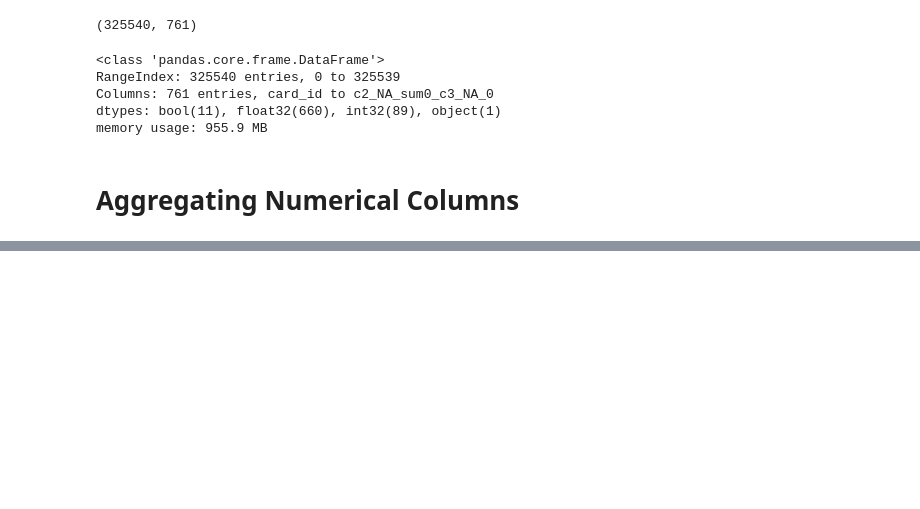
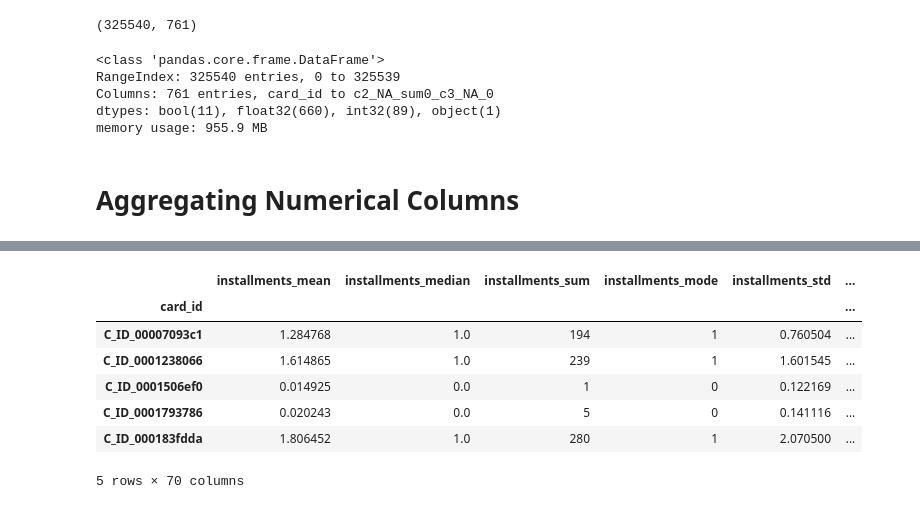
Before and after one commit to quinnbooth/ML-Consumer-Loyalty-Score, a Jupyter notebook: feature_engineering.ipynb, the cells around one changed output, grey strips where cells are left out. Saved outputs shown, nothing was run; the diff lists cells and outputs as text; code cells hidden in the pictures; blank space fills up the shorter version.

```diff
--- a/feature_engineering.ipynb
+++ b/feature_engineering.ipynb
@@ -210,0 +228,39 @@ bool_features.to_csv('./Data/bool_features.csv', index=False)
+# %%
+# More aggregation functions
+
+def range(series):
+    return series.max() - series.min()
+# %%
+# Aggregating by card_id
+
+num_features = num_df.groupby('card_id')[num_cols].agg([
+    'mean',
+    'median',
+    'sum',
+    mode,
+    'std',
+    'skew',
+    'min',
+    'max',
+    range,
+    'var'
+])
+
+num_features.columns = [f"{col}_{agg}" for col, agg in num_features.columns]
+num_features.reset_index()
+
+num_features = num_features.astype({
+    col: 'int32' if num_features[col].dtype == 'int64' else num_features[col].dtype
+    for col in num_features.columns
+})
+
+num_features.head()
+# %% [output]
+|  | installments_mean | installments_median | installments_sum | installments_mode | installments_std | ... |
+| card_id |  |  |  |  |  | ... |
+| C_ID_00007093c1 | 1.284768 | 1.0 | 194 | 1 | 0.760504 | ... |
+| C_ID_0001238066 | 1.614865 | 1.0 | 239 | 1 | 1.601545 | ... |
+| C_ID_0001506ef0 | 0.014925 | 0.0 | 1 | 0 | 0.122169 | ... |
+| C_ID_0001793786 | 0.020243 | 0.0 | 5 | 0 | 0.141116 | ... |
+| C_ID_000183fdda | 1.806452 | 1.0 | 280 | 1 | 2.070500 | ... |
+5 rows × 70 columns
```
Also changed, not shown: parts of 5 cells of this notebook.
